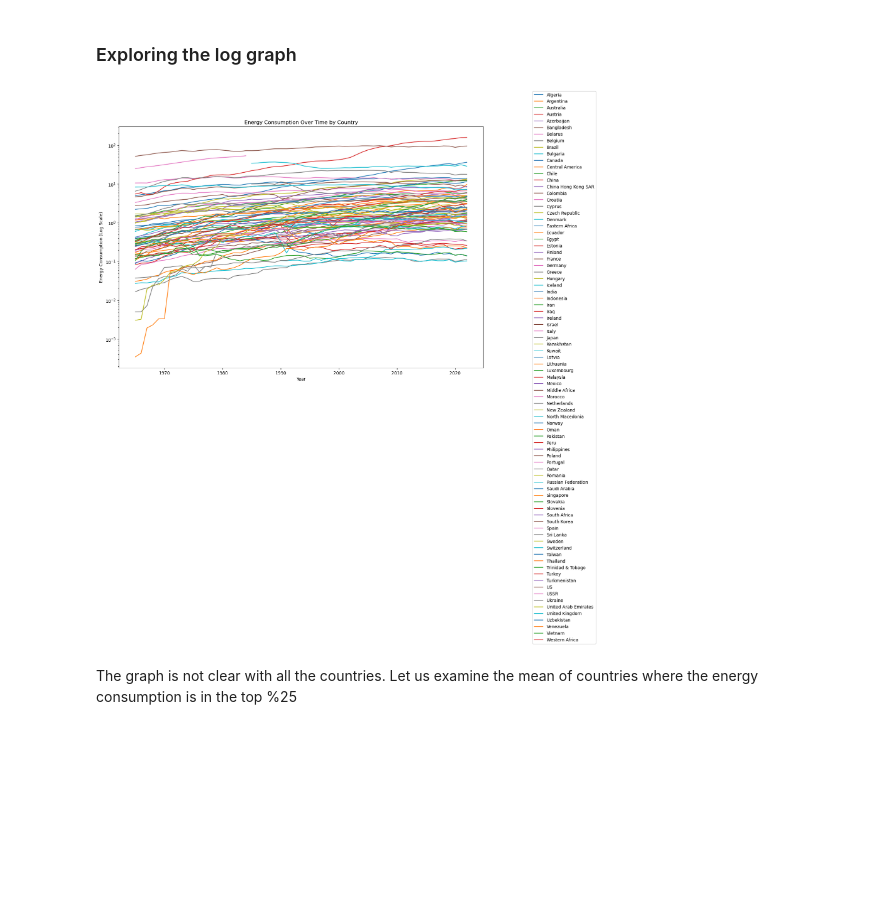
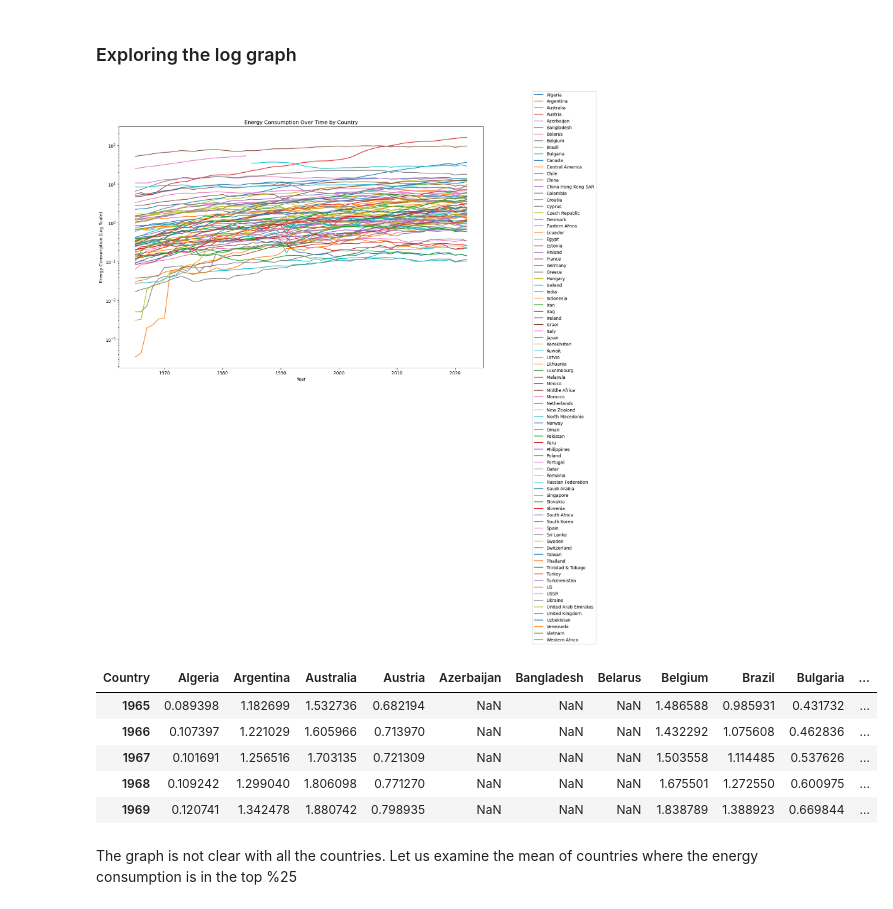
Before and after one commit to Yaq0ub/WorldEnergyData-Analysis, a Jupyter notebook: primaryEnergyConsumption.ipynb, the cells around one changed output. Cells and saved outputs as stored; diff of their text form; code cells hidden in the pictures; blank space fills up the shorter version.

```diff
--- a/primaryEnergyConsumption.ipynb
+++ b/primaryEnergyConsumption.ipynb
@@ -76,39 +76,46 @@ df.head()
 df_1 = df.replace(0, np.nan)
 
 # Reset the index
-df_1 = df_1.reset_index()
+#df_1 = df_1.reset_index()
 
 # Set the 'Country' column as the index
 df_1.set_index('Country', inplace=True)
 
 # Transpose the DataFrame to have years as the index
 df_1 = df_1.transpose()
 
 # Make the plot bigger
 plt.figure(figsize=(15, 10))
 
 # Plotting each country's energy values over time without zero values
 for country in df_1.columns:
     # Remove zero values by masking
     country_data = df_1[country]
     country_data_masked = country_data[country_data > 0]
-    plt.plot(country_data_masked.index, country_data_masked, label=country)
+    plt.plot(country_data_masked.index, country_data_masked, label=str(country))
 
 # Set the y-axis to a logarithmic scale
 plt.yscale('log')
 
 # Add title and labels
 plt.title('Energy Consumption Over Time by Country')
 plt.xlabel('Year')
 plt.ylabel('Energy Consumption (Log Scale)')
 
 # Create a separate figure for the legend
 plt.figlegend(loc='upper left', bbox_to_anchor=(1, 1), ncol=1)
 
 # Show the plot
 plt.show()
+df_1.head()
 # %% [output]
 [figure]
+| Country | Algeria | Argentina | Australia | Austria | Azerbaijan | Bangladesh | Belarus | Belgium | Brazil | Bulgaria | ... |
+| 1965 | 0.089398 | 1.182699 | 1.532736 | 0.682194 | NaN | NaN | NaN | 1.486588 | 0.985931 | 0.431732 | ... |
+| 1966 | 0.107397 | 1.221029 | 1.605966 | 0.713970 | NaN | NaN | NaN | 1.432292 | 1.075608 | 0.462836 | ... |
+| 1967 | 0.101691 | 1.256516 | 1.703135 | 0.721309 | NaN | NaN | NaN | 1.503558 | 1.114485 | 0.537626 | ... |
+| 1968 | 0.109242 | 1.299040 | 1.806098 | 0.771270 | NaN | NaN | NaN | 1.675501 | 1.272550 | 0.600975 | ... |
+| 1969 | 0.120741 | 1.342478 | 1.880742 | 0.798935 | NaN | NaN | NaN | 1.838789 | 1.388923 | 0.669844 | ... |
 # %% [markdown]
 The graph is not clear with all the countries. Let us examine the mean of countries where the energy consumption is in the top %25
 # %% [markdown]
```
Also changed, not shown: parts of 7 cells of this notebook.
